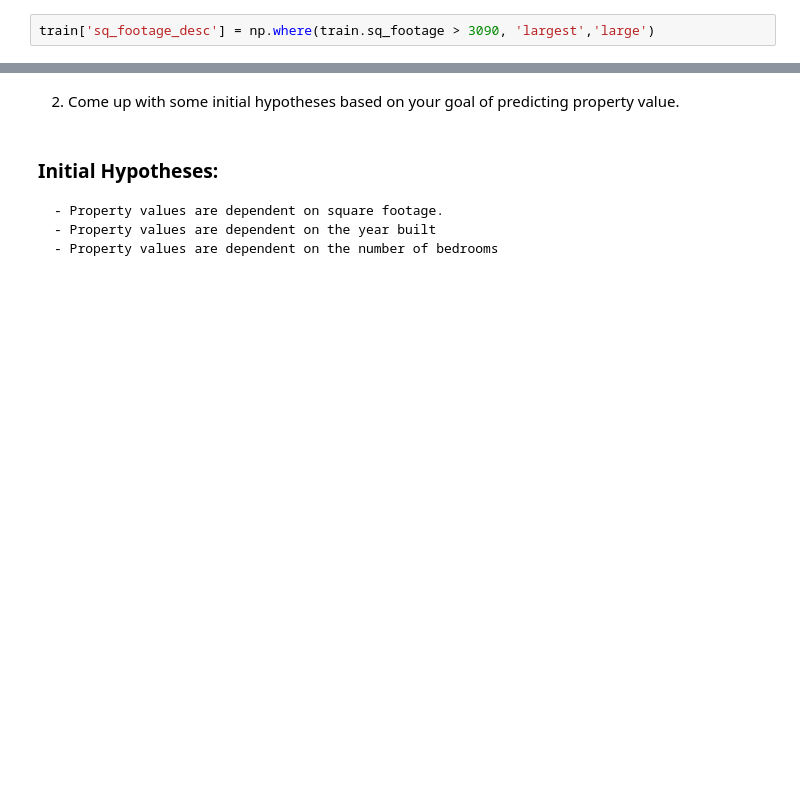
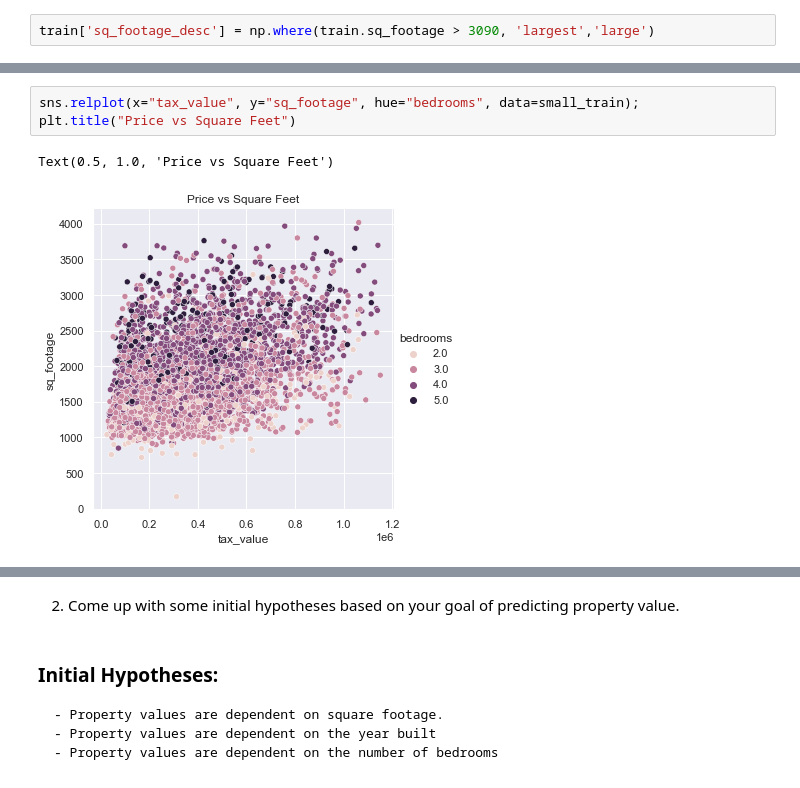
Before and after one commit to veronica-f-reyes/regression_exercises, a Jupyter notebook: explore.ipynb, the cells around one changed output, grey strips where cells are left out. Saved outputs shown, nothing was run; the diff lists cells and outputs as text; blank space fills up the shorter version.

```diff
--- a/explore.ipynb
+++ b/explore.ipynb
@@ -607,0 +733,6 @@ train.head()
+# %%
+sns.relplot(x="tax_value", y="sq_footage", hue="bedrooms", data=small_train);
+plt.title("Price vs Square Feet")
+# %% [output]
+Text(0.5, 1.0, 'Price vs Square Feet')
+[figure, added]
```
Also changed, not shown: parts of 27 cells of this notebook.
